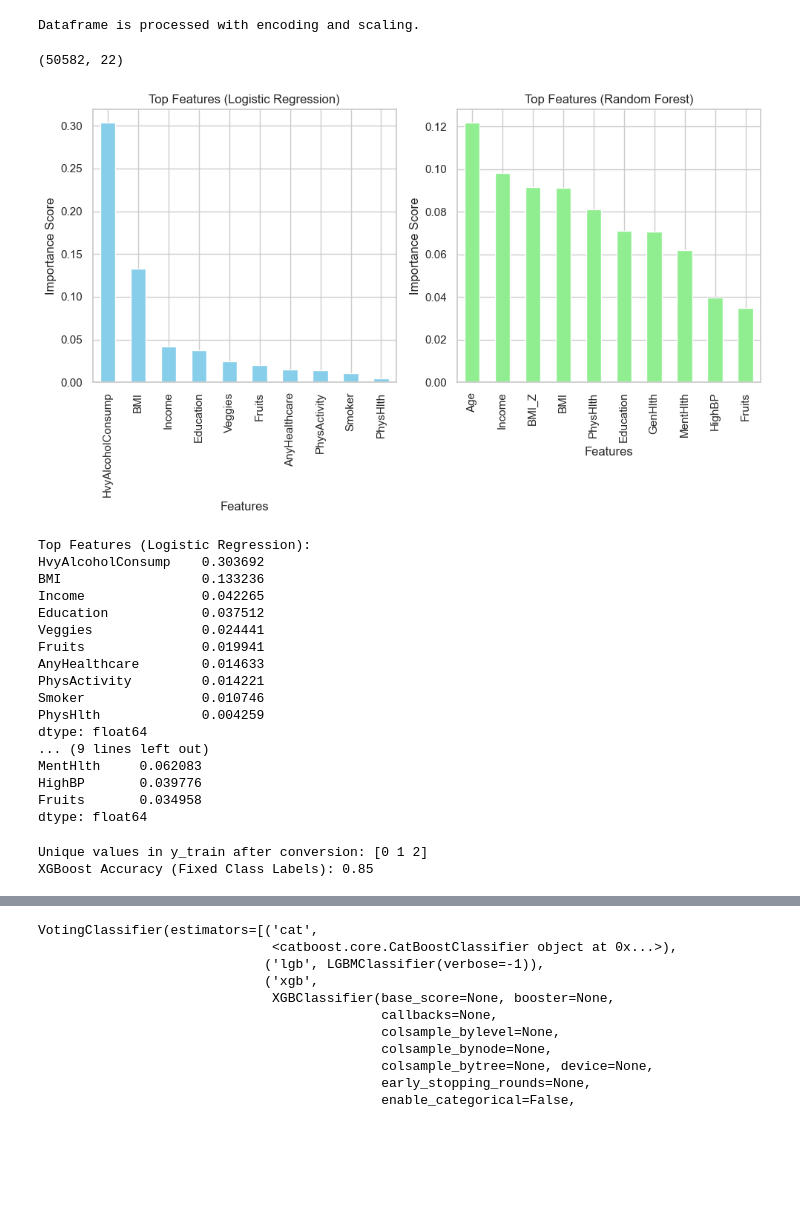
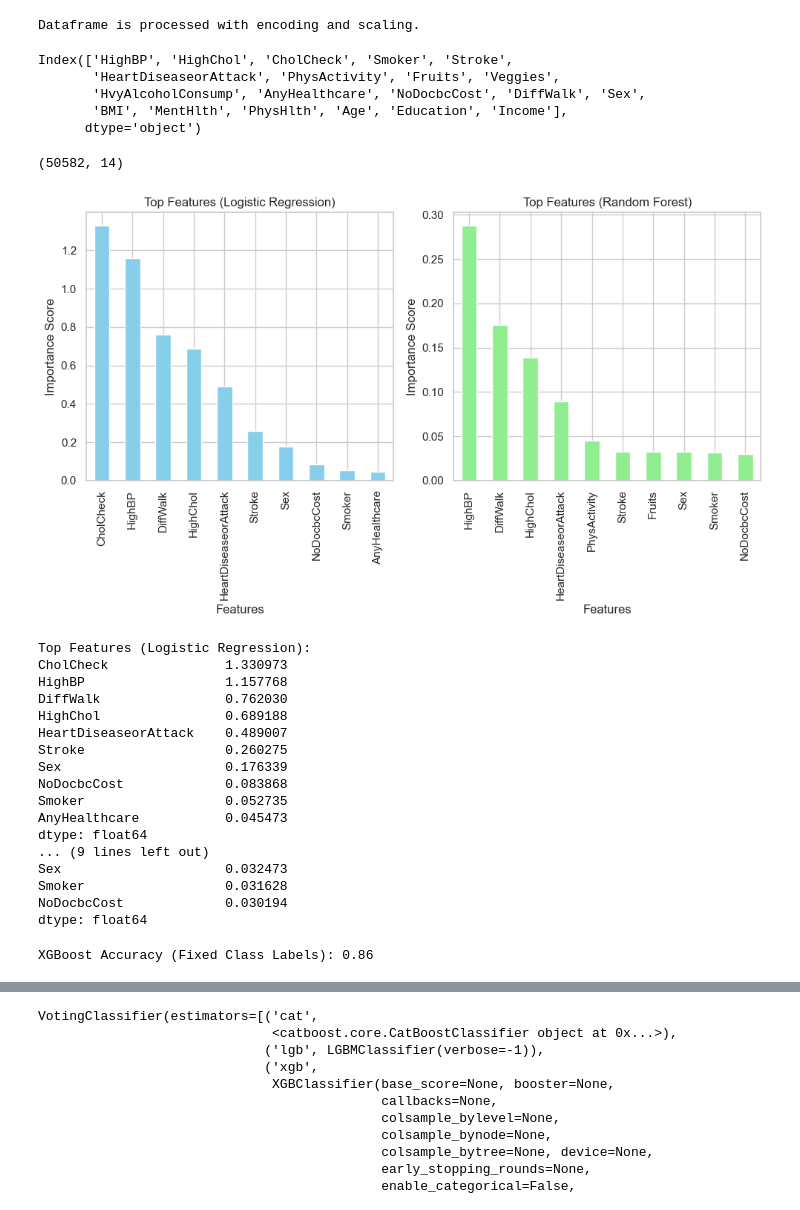
Before and after one commit to luiszanro/DIABETES, a Jupyter notebook: notebooks/diabetes_notebook one.ipynb, the cells around one changed output, grey strips where cells are left out. Drawn from its saved outputs; the diff is of its cells as text; code cells hidden in the pictures; blank space fills up the shorter version.

```diff
--- a/notebooks/diabetes_notebook one.ipynb
+++ b/notebooks/diabetes_notebook one.ipynb
@@ -346,5 +417,5 @@ import pandas as pd
 from sklearn.model_selection import train_test_split
 
 # Create a copy of df_no_outliers and name it df_one
-df_one = df_no.copy()
+df = df_no.copy()
 # %%
@@ -377,13 +448,13 @@ import pandas as pd
 from sklearn.preprocessing import StandardScaler, OneHotEncoder
 
 # Define categorical and numerical columns
-categorical_columns = ['Diabetes_012', 'HighBP', 'HighChol', 'CholCheck', 'Smoker', 'Stroke',
+categorical_columns = [ 'HighBP', 'HighChol', 'CholCheck', 'Smoker', 'Stroke',
                        'HeartDiseaseorAttack', 'PhysActivity', 'Fruits', 'Veggies', 'HvyAlcoholConsump',
                        'AnyHealthcare', 'NoDocbcCost', 'DiffWalk', 'Sex']
 numerical_columns = ['BMI', 'MentHlth', 'PhysHlth', 'Age', 'Education', 'Income']
 
 # One-hot encode categorical columns
-df_encoded = pd.get_dummies(df_one[categorical_columns], drop_first=True)
+df_encoded = pd.get_dummies(df[categorical_columns], drop_first=True)
 
 # Standardize numerical columns
 scaler = StandardScaler()
@@ -395,10 +466,31 @@ df_processed = pd.concat([df_encoded, df_scaled], axis=1)
 print("Dataframe is processed with encoding and scaling.")
 # %% [output]
 Dataframe is processed with encoding and scaling.
+# %%
+df_processed.columns
+# %% [output]
+Index(['HighBP', 'HighChol', 'CholCheck', 'Smoker', 'Stroke',
+       'HeartDiseaseorAttack', 'PhysActivity', 'Fruits', 'Veggies',
+       'HvyAlcoholConsump', 'AnyHealthcare', 'NoDocbcCost', 'DiffWalk', 'Sex',
+       'BMI', 'MentHlth', 'PhysHlth', 'Age', 'Education', 'Income'],
+      dtype='object')
+# %%
+# One-hot encode categorical columns (excluding Diabetes_Binary)
+df_encoded = pd.get_dummies(df[categorical_columns], drop_first=True)
+
+# Standardize numerical columns
+scaler = StandardScaler()
+df_scaled = pd.DataFrame(scaler.fit_transform(df[numerical_columns]), columns=numerical_columns)
+
+# Add Diabetes_Binary back **before creating df_processed**
+df_encoded["Diabetes_Binary"] = df["Diabetes_Binary"]
+
+# Combine processed data
+df_processed = pd.concat([df_encoded, df_scaled], axis=1)
 # %%
 # Features und Zielvariable definieren
-X = df_one.drop("Diabetes_012", axis=1)  # Unabhängige Variablen
-y = df_one["Diabetes_012"]               # Zielvariable
+X = df_encoded.drop("Diabetes_Binary", axis=1)  # Unabhängige Variablen
+y = df_encoded["Diabetes_Binary"]               # Zielvariable
 
 # Datenaufteilung in Trainings- und Testset
 X_train, X_test, y_train, y_test = train_test_split(X, y, test_size=0.2, random_state=42)
@@ -407,7 +499,7 @@ X_train, X_test, y_train, y_test = train_test_split(X, y, test_size=0.2, random_
 X_test.to_csv("features_test.csv", index=False)
 X_test.shape
 # %% [output]
-(50582, 22)
+(50582, 14)
 # %%
 from sklearn.linear_model import LogisticRegression
 from sklearn.ensemble import RandomForestClassifier
@@ -425,60 +517,59 @@ rf = RandomForestClassifier(random_state=42)
 rf.fit(X_train, y_train)
 rf_importance = pd.Series(rf.feature_importances_, index=X.columns)
 
 # Plot Feature Importance
 plt.figure(figsize=(10, 6))
 
 # Logistic Regression Importance Plot
 plt.subplot(1, 2, 1)
 logreg_importance.sort_values(ascending=False).head(10).plot(kind='bar', color='skyblue')
 plt.title("Top Features (Logistic Regression)")
 plt.ylabel("Importance Score")
 plt.xlabel("Features")
 
 # Random Forest Importance Plot
 plt.subplot(1, 2, 2)
 rf_importance.sort_values(ascending=False).head(10).plot(kind='bar', color='lightgreen')
 plt.title("Top Features (Random Forest)")
 plt.ylabel("Importance Score")
 plt.xlabel("Features")
 
 plt.tight_layout()
 plt.show()
 
 # Print Top Features
 print("Top Features (Logistic Regression):")
 print(logreg_importance.sort_values(ascending=False).head(10))
 
 print("\nTop Features (Random Forest):")
 print(rf_importance.sort_values(ascending=False).head(10))
-
-selected_features = ['HighBP', 'HighChol', 'BMI', 'PhysHlth', 'Age', 'PhysActivity']
 # %% [output]
-[figure, old version]
+[figure, new version]
 Top Features (Logistic Regression):
-HvyAlcoholConsump    0.303692
-BMI                  0.133236
-Income               0.042265
-Education            0.037512
-Veggies              0.024441
-Fruits               0.019941
-AnyHealthcare        0.014633
-PhysActivity         0.014221
-Smoker               0.010746
-PhysHlth             0.004259
+CholCheck               1.330973
+HighBP                  1.157768
+DiffWalk                0.762030
+HighChol                0.689188
+HeartDiseaseorAttack    0.489007
+Stroke                  0.260275
+Sex                     0.176339
+NoDocbcCost             0.083868
+Smoker                  0.052735
+AnyHealthcare           0.045473
 dtype: float64
 ... (9 lines left out)
-MentHlth     0.062083
-HighBP       0.039776
-Fruits       0.034958
+Sex                     0.032473
+Smoker                  0.031628
+NoDocbcCost             0.030194
 dtype: float64
 # %%
-# Convert target labels to integers
-y_train_fixed = pd.to_numeric(y_train, errors='coerce').astype(int)
-y_test_fixed = pd.to_numeric(y_test, errors='coerce').astype(int)
+from xgboost import XGBClassifier
+from sklearn.metrics import accuracy_score
+import pandas as pd
 
-# Verify correct conversion
-print("Unique values in y_train after conversion:", y_train_fixed.unique())
+# Convert target labels to integers safely
+y_train_fixed = pd.to_numeric(y_train, errors='coerce').fillna(0).astype(int)
+y_test_fixed = pd.to_numeric(y_test, errors='coerce').fillna(0).astype(int)
 
 # Train XGBoost again
 xgb = XGBClassifier(n_estimators=100, max_depth=5, learning_rate=0.2, random_state=42)
@@ -491,5 +582,4 @@ y_pred_xgb = xgb.predict(X_test)
 accuracy_xgb = accuracy_score(y_test_fixed, y_pred_xgb)
 print(f"XGBoost Accuracy (Fixed Class Labels): {accuracy_xgb:.2f}")
 # %% [output]
-Unique values in y_train after conversion: [0 1 2]
-XGBoost Accuracy (Fixed Class Labels): 0.85
+XGBoost Accuracy (Fixed Class Labels): 0.86
```
Also changed, not shown: parts of 70 cells of this notebook, 5 other files.
